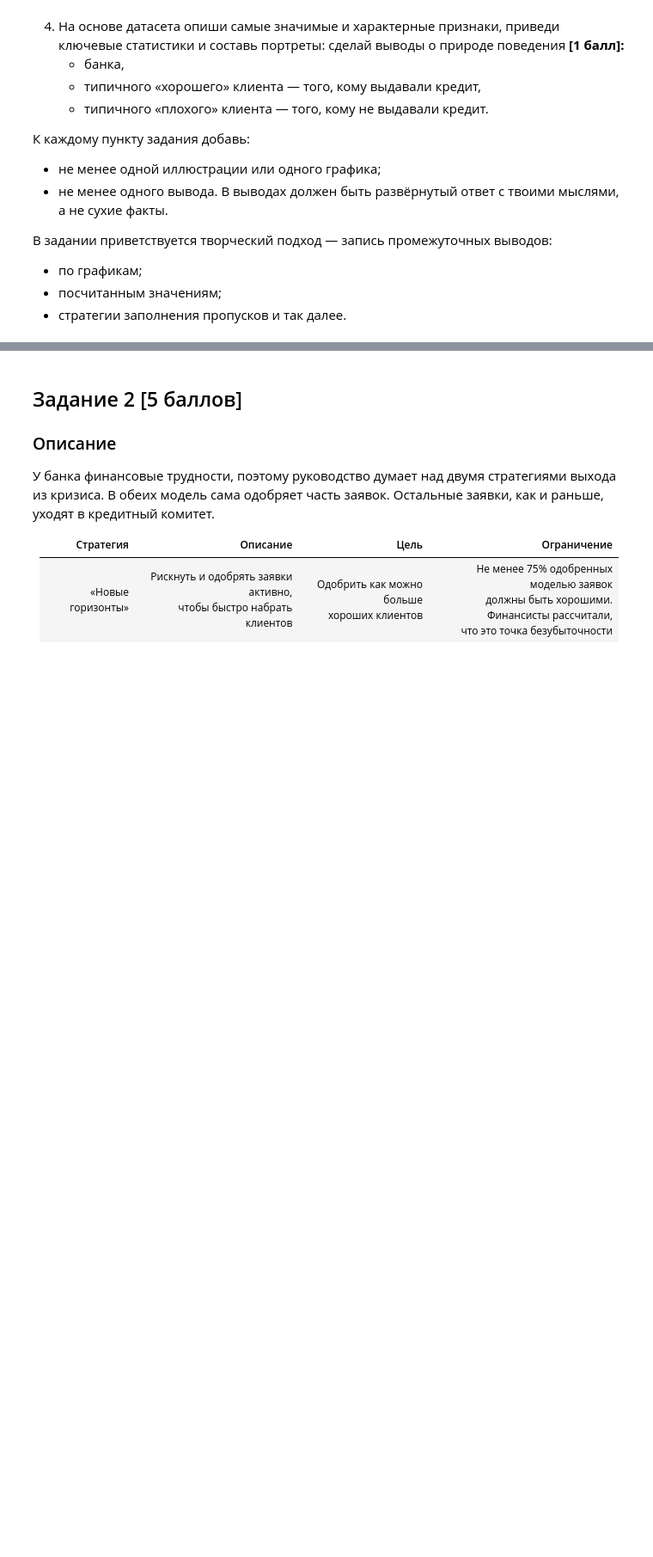
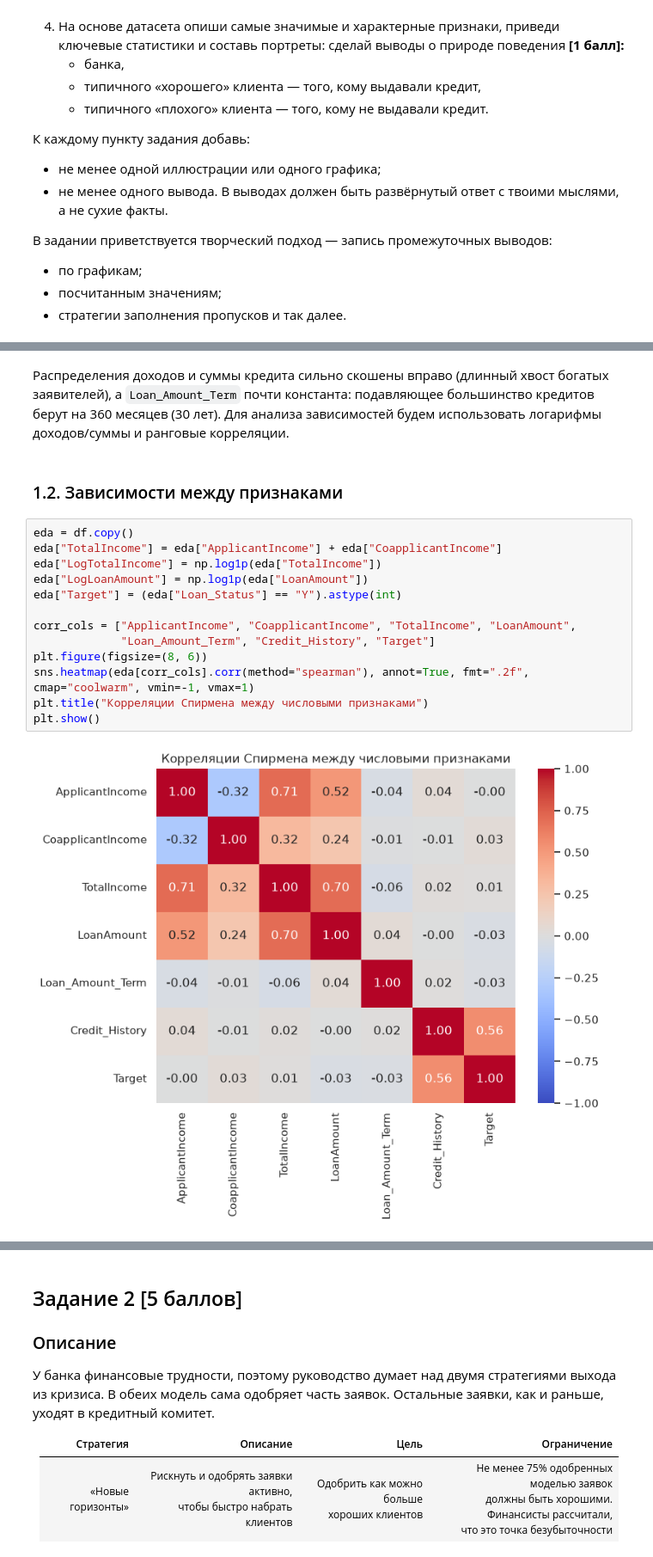
Before and after one commit to pxc1984/competitive-py, a Jupyter notebook: ai/Неделя_6_Введение в ИИ_Основной_уровень_ДЗ.ipynb, the cells around one changed output, grey strips where cells are left out. Shown at 86% size. Cells and saved outputs as stored; diff of their text form; blank space fills up the shorter version.

```diff
--- a/ai/Неделя_6_Введение в ИИ_Основной_уровень_ДЗ.ipynb
+++ b/ai/Неделя_6_Введение в ИИ_Основной_уровень_ДЗ.ipynb
@@ -83,0 +178,19 @@ To: /content/dataset.csv
+# %% [markdown]
+Распределения доходов и суммы кредита сильно скошены вправо (длинный хвост богатых заявителей), а `Loan_Amount_Term` почти константа: подавляющее большинство кредитов берут на 360 месяцев (30 лет). Для анализа зависимостей будем использовать логарифмы доходов/суммы и ранговые корреляции.
+# %% [markdown]
+### 1.2. Зависимости между признаками
+# %%
+eda = df.copy()
+eda["TotalIncome"] = eda["ApplicantIncome"] + eda["CoapplicantIncome"]
+eda["LogTotalIncome"] = np.log1p(eda["TotalIncome"])
+eda["LogLoanAmount"] = np.log1p(eda["LoanAmount"])
+eda["Target"] = (eda["Loan_Status"] == "Y").astype(int)
+
+corr_cols = ["ApplicantIncome", "CoapplicantIncome", "TotalIncome", "LoanAmount",
+             "Loan_Amount_Term", "Credit_History", "Target"]
+plt.figure(figsize=(8, 6))
+sns.heatmap(eda[corr_cols].corr(method="spearman"), annot=True, fmt=".2f", cmap="coolwarm", vmin=-1, vmax=1)
+plt.title("Корреляции Спирмена между числовыми признаками")
+plt.show()
+# %% [output]
+[figure, added]
```
Also changed, not shown: parts of 52 cells of this notebook.
